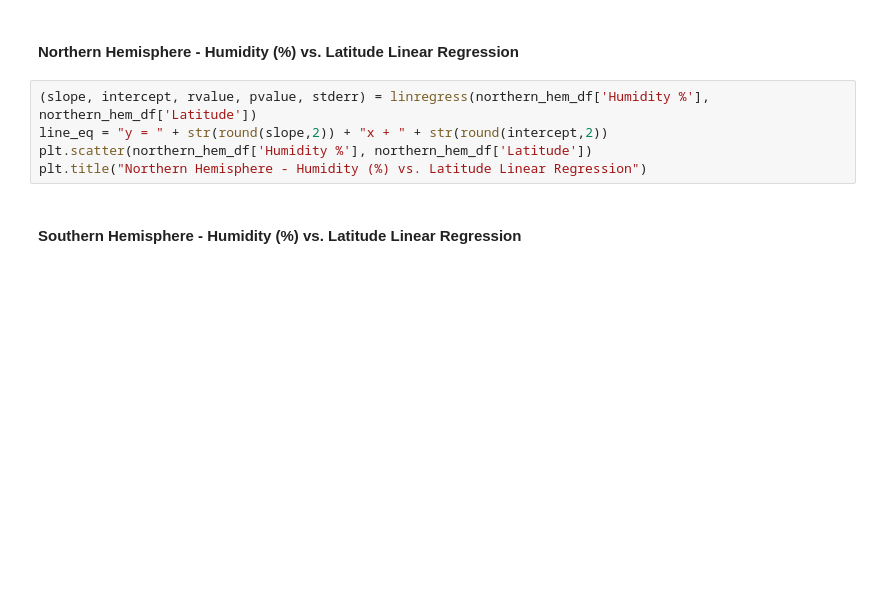
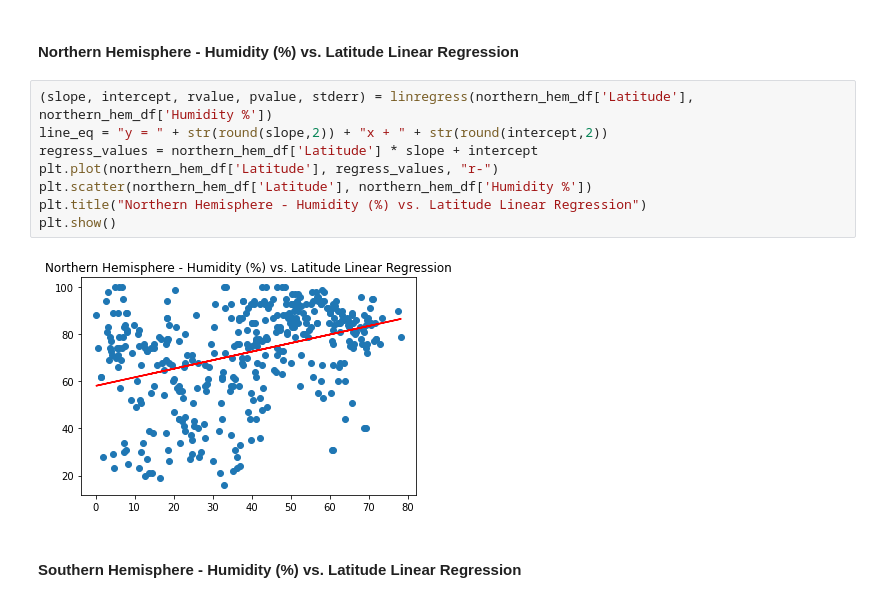
Before and after one commit to emedina2/python-api-challenge, a Jupyter notebook: starter_code/WeatherPy.ipynb, the cells around one changed output. Drawn from its saved outputs; the diff is of its cells as text; blank space fills up the shorter version.

```diff
--- a/starter_code/WeatherPy.ipynb
+++ b/starter_code/WeatherPy.ipynb
@@ -253,10 +267,15 @@ line_eq = "y = " + str(round(slope,2)) + "x + " + str(round(intercept,2))
 # %% [markdown]
 ####  Northern Hemisphere - Humidity (%) vs. Latitude Linear Regression
 # %%
-(slope, intercept, rvalue, pvalue, stderr) = linregress(northern_hem_df['Humidity %'], northern_hem_df['Latitude'])
+(slope, intercept, rvalue, pvalue, stderr) = linregress(northern_hem_df['Latitude'], northern_hem_df['Humidity %'])
 line_eq = "y = " + str(round(slope,2)) + "x + " + str(round(intercept,2))
-plt.scatter(northern_hem_df['Humidity %'], northern_hem_df['Latitude'])
+regress_values = northern_hem_df['Latitude'] * slope + intercept
+plt.plot(northern_hem_df['Latitude'], regress_values, "r-")
+plt.scatter(northern_hem_df['Latitude'], northern_hem_df['Humidity %'])
 plt.title("Northern Hemisphere - Humidity (%) vs. Latitude Linear Regression")
+plt.show()
+# %% [output]
+[figure, added]
 # %% [markdown]
 ####  Southern Hemisphere - Humidity (%) vs. Latitude Linear Regression
 # %%
```
Also changed, not shown: parts of 7 cells of this notebook.
